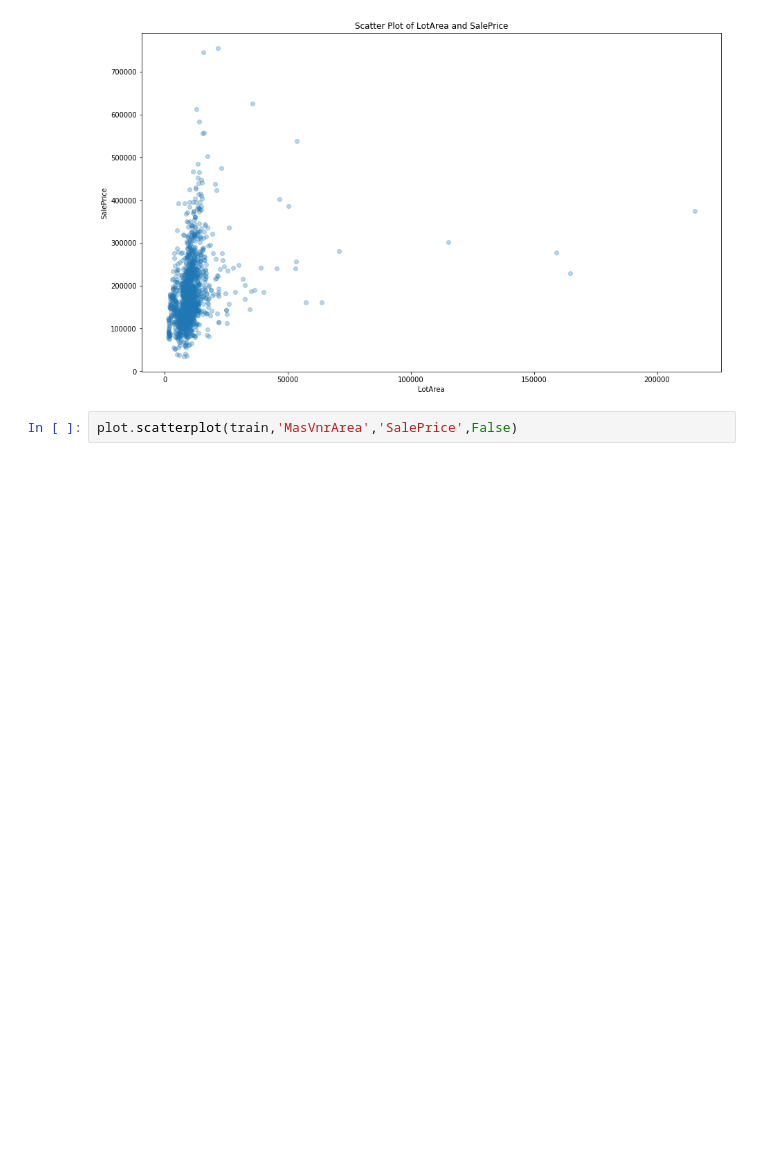
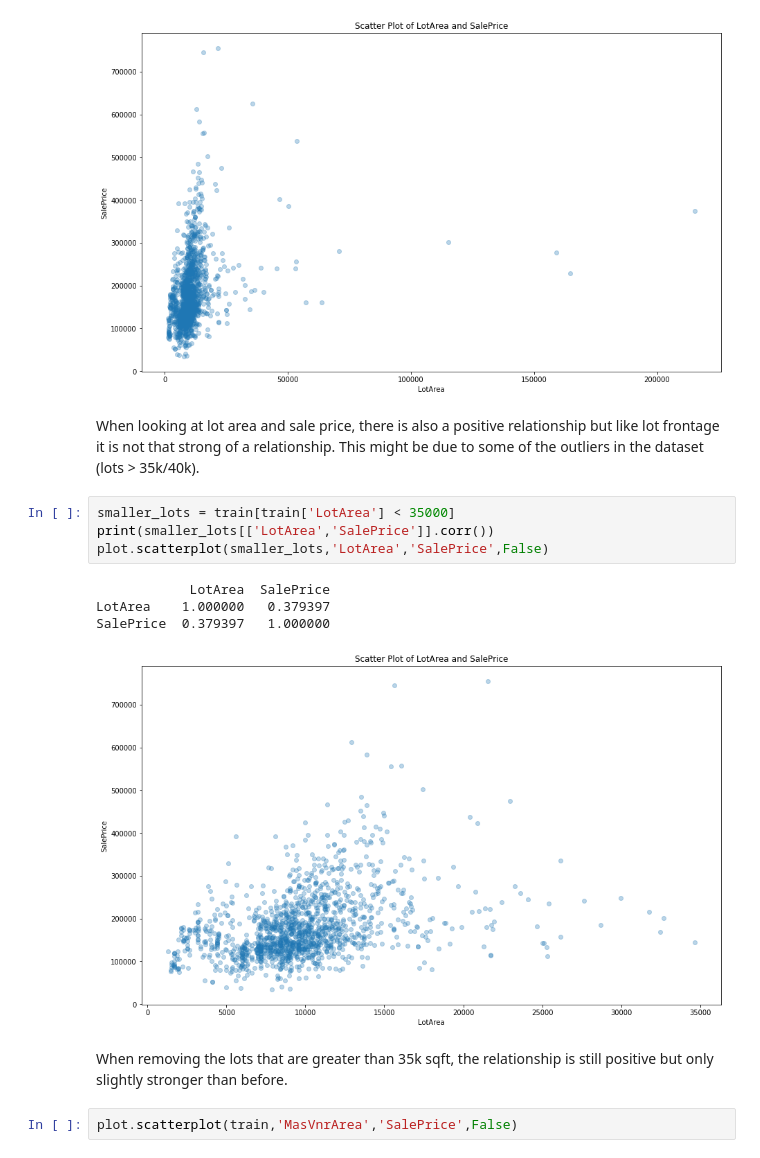
Before and after one commit to matthewcassi/kaggle_competitions, a Jupyter notebook: house_prices/initial_eda.ipynb, the cells around one changed output. Saved outputs shown, nothing was run; the diff lists cells and outputs as text; blank space fills up the shorter version.

```diff
--- a/house_prices/initial_eda.ipynb
+++ b/house_prices/initial_eda.ipynb
@@ -140,6 +142,19 @@ plot.scatterplot(train,'LotFrontage','SalePrice',False)
 plot.scatterplot(train,'LotArea','SalePrice',False)
 # %% [output]
 [figure]
+# %% [markdown]
+When looking at lot area and sale price, there is also a positive relationship but like lot frontage it is not that strong of a relationship. This might be due to some of the outliers in the dataset (lots > 35k/40k).
+# %%
+smaller_lots = train[train['LotArea'] < 35000]
+print(smaller_lots[['LotArea','SalePrice']].corr())
+plot.scatterplot(smaller_lots,'LotArea','SalePrice',False)
+# %% [output]
+            LotArea  SalePrice
+LotArea    1.000000   0.379397
+SalePrice  0.379397   1.000000
+[figure, added]
+# %% [markdown]
+When removing the lots that are greater than 35k sqft, the relationship is still positive but only slightly stronger than before.
 # %%
 plot.scatterplot(train,'MasVnrArea','SalePrice',False)
 # %% [output]
```
Also changed, not shown: parts of 24 cells of this notebook.
